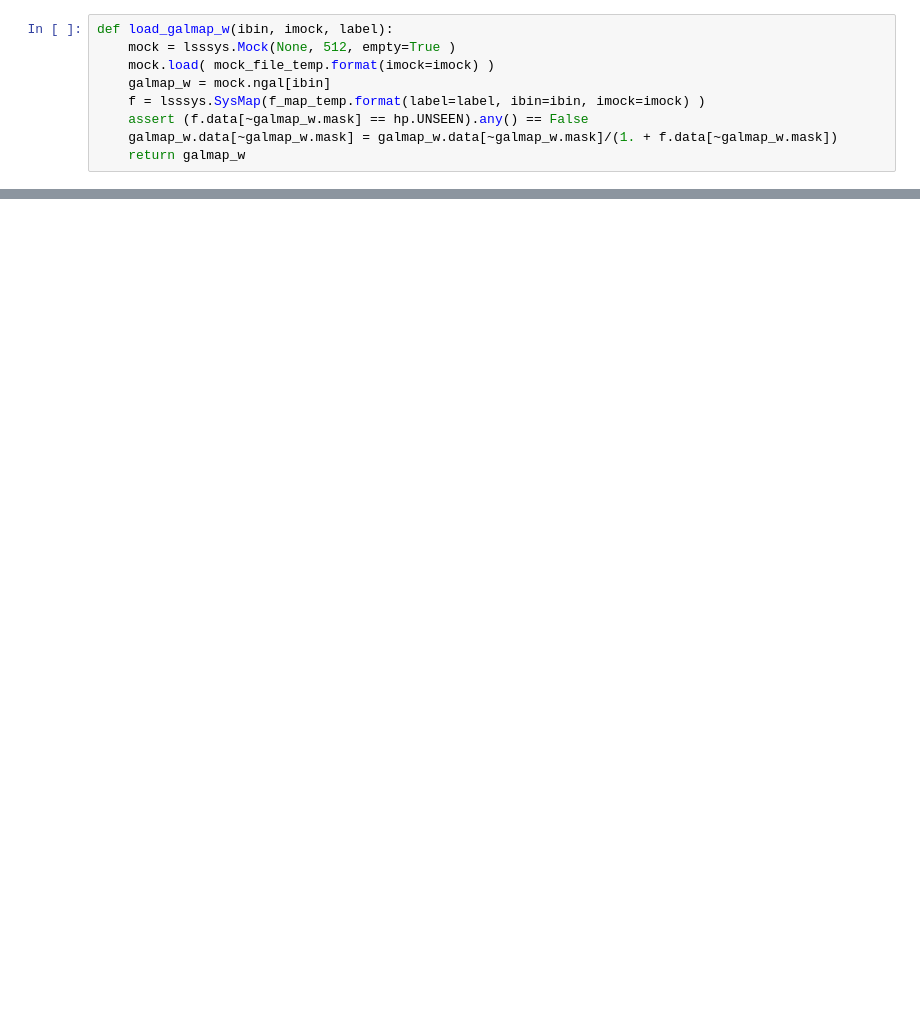
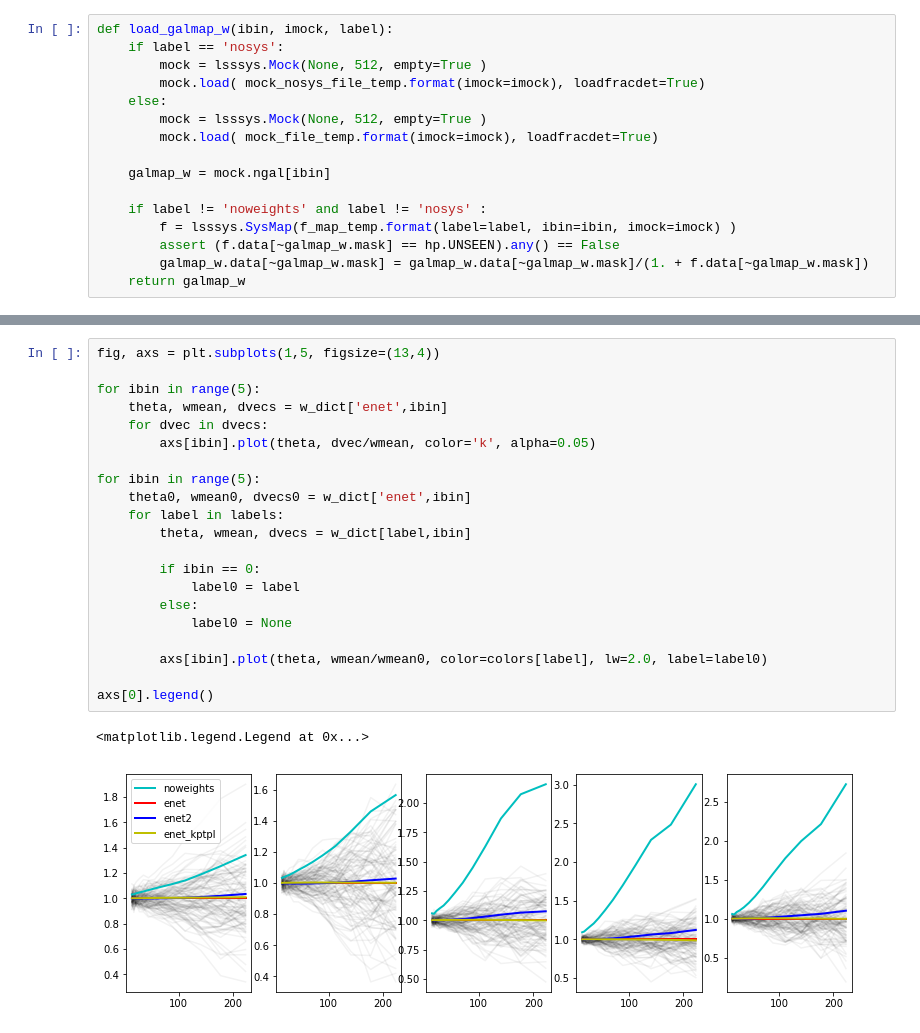
Before and after one commit to elvinpoole/lens_sample_tools, a Jupyter notebook: clustering/weighted_mocks_enet/clustering_mocks.ipynb, the cells around one changed output, grey strips where cells are left out. Cells and saved outputs as stored; diff of their text form; blank space fills up the shorter version.

```diff
--- a/clustering/weighted_mocks_enet/clustering_mocks.ipynb
+++ b/clustering/weighted_mocks_enet/clustering_mocks.ipynb
@@ -29,12 +44,19 @@ num_threads = 5
 angle_edges = np.logspace(np.log10(thetamin*60.),np.log10(thetamin*60.), 21)
 # %%
 def load_galmap_w(ibin, imock, label):
-    mock = lsssys.Mock(None, 512, empty=True )
-    mock.load( mock_file_temp.format(imock=imock) )
+    if label == 'nosys':
+        mock = lsssys.Mock(None, 512, empty=True )
+        mock.load( mock_nosys_file_temp.format(imock=imock), loadfracdet=True)
+    else:
+        mock = lsssys.Mock(None, 512, empty=True )
+        mock.load( mock_file_temp.format(imock=imock), loadfracdet=True)
+
     galmap_w = mock.ngal[ibin]
-    f = lsssys.SysMap(f_map_temp.format(label=label, ibin=ibin, imock=imock) )
-    assert (f.data[~galmap_w.mask] == hp.UNSEEN).any() == False
-    galmap_w.data[~galmap_w.mask] = galmap_w.data[~galmap_w.mask]/(1. + f.data[~galmap_w.mask])
+
+    if label != 'noweights' and label != 'nosys' :
+        f = lsssys.SysMap(f_map_temp.format(label=label, ibin=ibin, imock=imock) )
+        assert (f.data[~galmap_w.mask] == hp.UNSEEN).any() == False
+        galmap_w.data[~galmap_w.mask] = galmap_w.data[~galmap_w.mask]/(1. + f.data[~galmap_w.mask])
     return galmap_w
 # %%
 %%capture
@@ -78,0 +150,24 @@ for label in labels:
+# %%
+fig, axs = plt.subplots(1,5, figsize=(13,4))
+
+for ibin in range(5):
+    theta, wmean, dvecs = w_dict['enet',ibin]
+    for dvec in dvecs:
+        axs[ibin].plot(theta, dvec/wmean, color='k', alpha=0.05)
+
+for ibin in range(5):
+    theta0, wmean0, dvecs0 = w_dict['enet',ibin]
+    for label in labels:
+        theta, wmean, dvecs = w_dict[label,ibin]
+
+        if ibin == 0:
+            label0 = label
+        else:
+            label0 = None
+
+        axs[ibin].plot(theta, wmean/wmean0, color=colors[label], lw=2.0, label=label0)
+
+axs[0].legend()
+# %% [output]
+<matplotlib.legend.Legend at 0x...>
+[figure, added]
```
Also changed, not shown: parts of 4 cells of this notebook, 12 other files.
